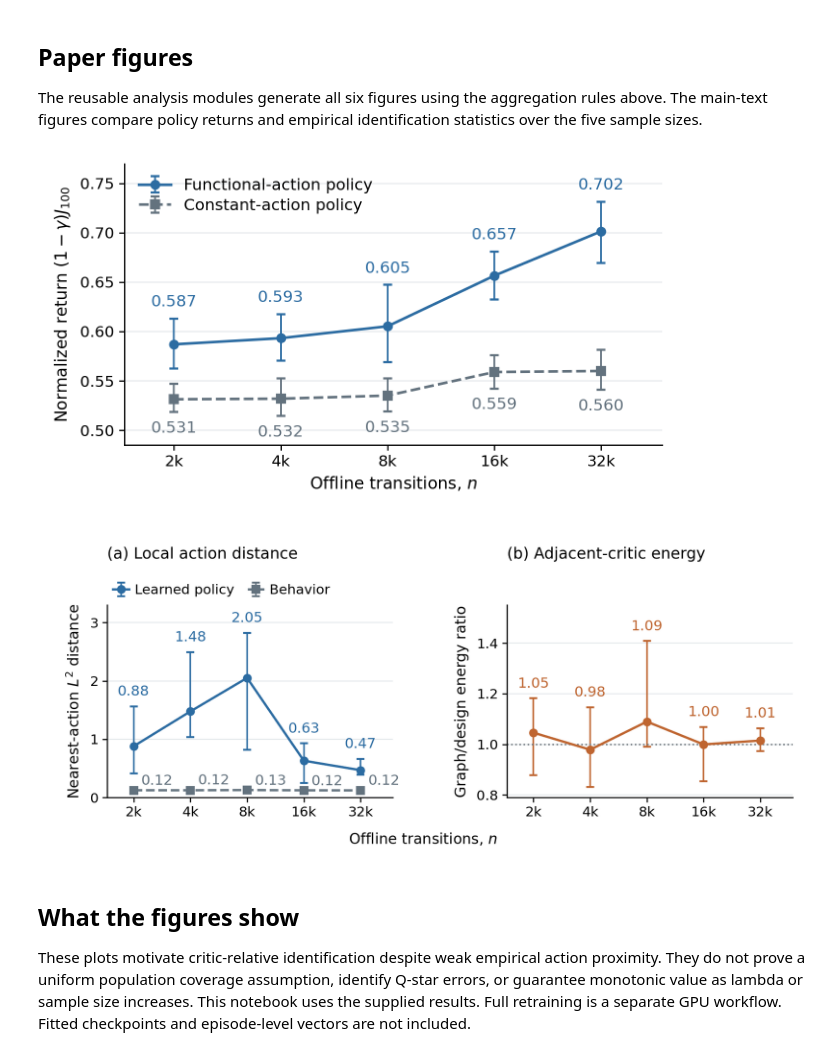
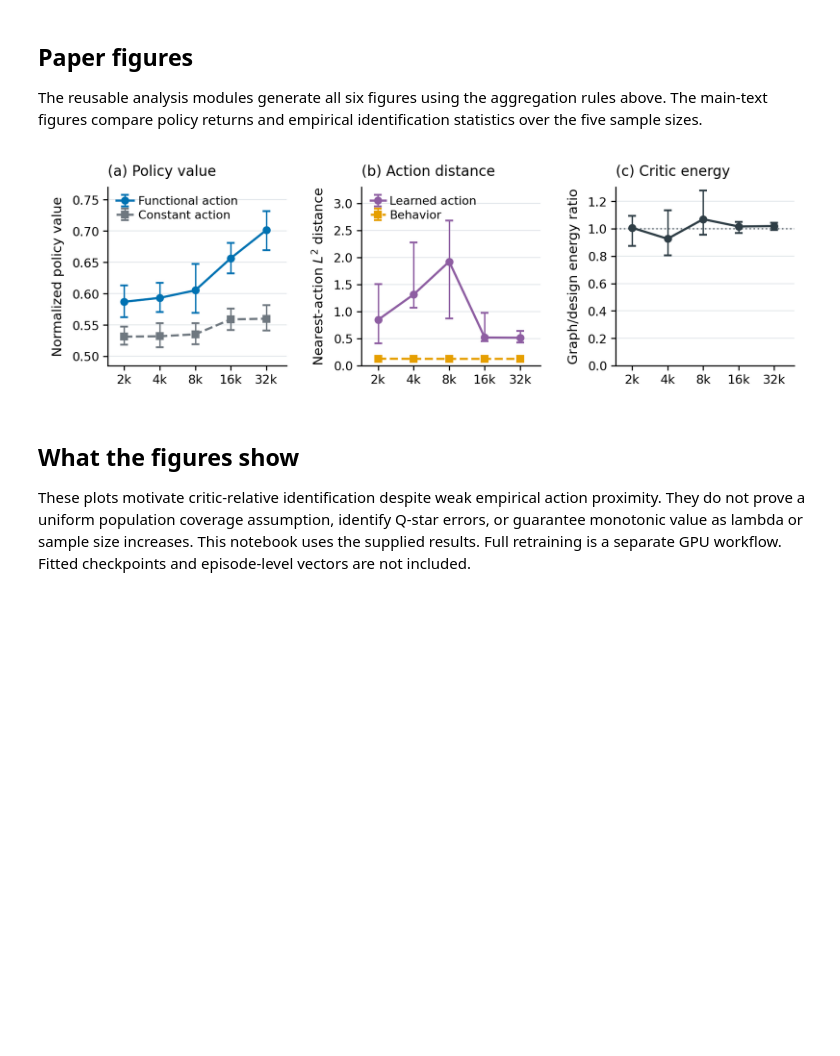
Before and after one commit to gefeilin/Functional-Fitted-Q-Learning, a Jupyter notebook: examples/paper_results.ipynb, the cells around one changed output. Drawn from its saved outputs; the diff is of its cells as text; code cells hidden in the pictures; blank space fills up the shorter version.

Commit message:
Update q=n identification analysis and paper figures

```diff
--- a/examples/paper_results.ipynb
+++ b/examples/paper_results.ipynb
@@ -148,17 +149,15 @@ The reusable analysis modules generate all six figures using the aggregation
 rules above. The main-text figures compare policy returns and empirical
 identification statistics over the five sample sizes.
 # %%
-# Generate all six figures and display the two main-text panels.
+# Generate all six figures and display the combined main-text figure.
 import contextlib
 import io
 from functional_fitted_q.analysis.reproduce import reproduce
 with contextlib.redirect_stdout(io.StringIO()):
     reproduce(ROOT, SOURCE, ROOT / 'outputs')
-display(Image(filename=str(ROOT / 'outputs/figures/main_value.png'), width=640))
-display(Image(filename=str(ROOT / 'outputs/figures/main_identification.png'), width=900))
+display(Image(filename=str(ROOT / 'outputs/figures/main_figure.png'), width=900))
 # %% [output]
-[figure, old version]
+[figure, new version]
-[figure, removed]
 # %% [markdown]
 ## What the figures show
 
```
Also changed, not shown: parts of 4 cells of this notebook, 45 other files.
